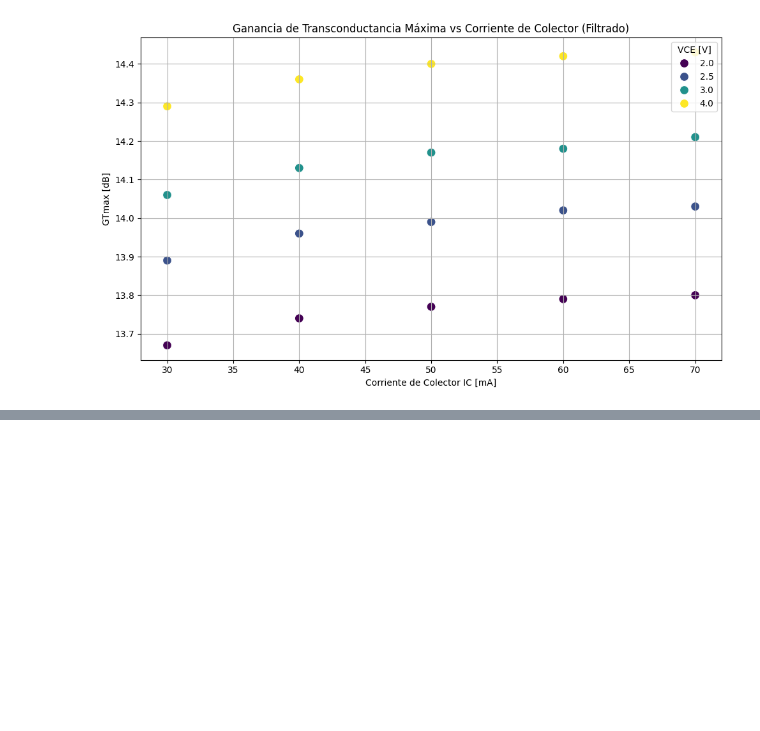
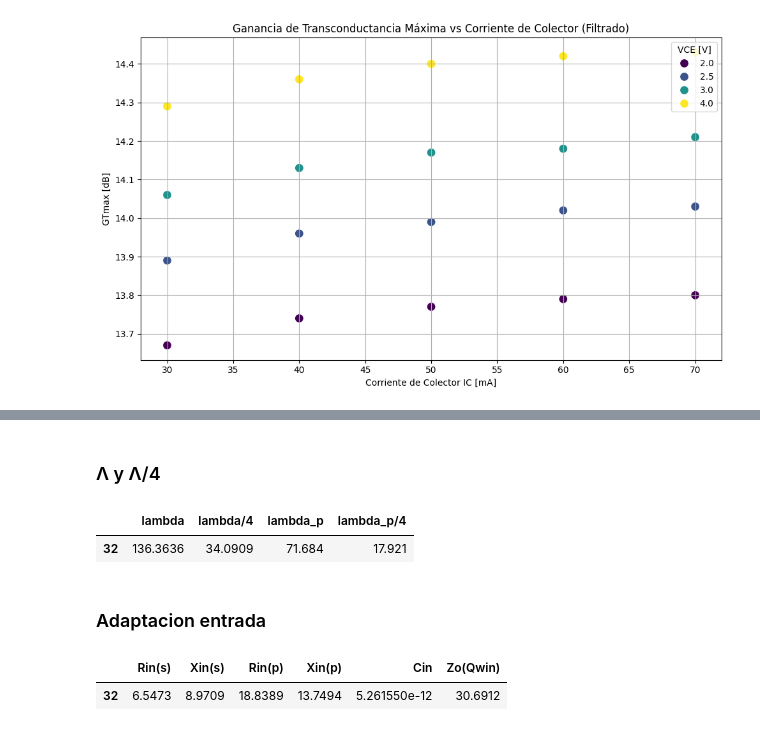
Before and after one commit to mateooD/labo2_EA_III_Ampl_Microondas, a Jupyter notebook: calculos.ipynb, the cells around one changed output, grey strips where cells are left out. Cells and saved outputs as stored; diff of their text form; code cells hidden in the pictures; blank space fills up the shorter version.

```diff
--- a/calculos.ipynb
+++ b/calculos.ipynb
@@ -655,0 +355,35 @@ Archivo 'resultados_filtrados.csv' generado con los datos filtrados.
+# %% [markdown]
+### Λ y Λ/4
+# %%
+#Calculo de lambda y lambda/4
+# Filtrar las filas para la polarización de 40 mA y 4 V
+df_polarizacion = df[(df["IC [mA]"] == 40) & (df["VCE [V]"] == 4)]
+
+# Seleccionar solo las columnas deseadas
+columnas_seleccionadas = ["lambda","lambda/4", "lambda_p", "lambda_p/4"]
+df_polarizacion_filtrado = df_polarizacion[columnas_seleccionadas]
+
+# Mostrar los datos filtrados en Jupyter Notebook
+from IPython.display import display
+display(df_polarizacion_filtrado)
+# %% [output]
+|  | lambda | lambda/4 | lambda_p | lambda_p/4 |
+| 32 | 136.3636 | 34.0909 | 71.684 | 17.921 |
+# %% [markdown]
+### Adaptacion entrada
+# %%
+# Valores necesarios para el cálculo de la adaptacion de la entrada
+# Filtrar las filas para la polarización de 40 mA y 4 V
+
+df_polarizacion = df[(df["IC [mA]"] == 40) & (df["VCE [V]"] == 4)]
+
+# Seleccionar solo las columnas deseadas
+columnas_seleccionadas_entrada = ["Rin(s)","Xin(s)","Rin(p)", "Xin(p)", "Cin","Zo(Qwin)"]
+df_polarizacion_filtrado = df_polarizacion[columnas_seleccionadas_entrada]
+
+# Mostrar los datos filtrados en Jupyter Notebook
+from IPython.display import display
+display(df_polarizacion_filtrado)
+# %% [output]
+|  | Rin(s) | Xin(s) | Rin(p) | Xin(p) | Cin | Zo(Qwin) |
+| 32 | 6.5473 | 8.9709 | 18.8389 | 13.7494 | 5.261550e-12 | 30.6912 |
```
Also changed, not shown: parts of 28 cells of this notebook, 4 other files.
